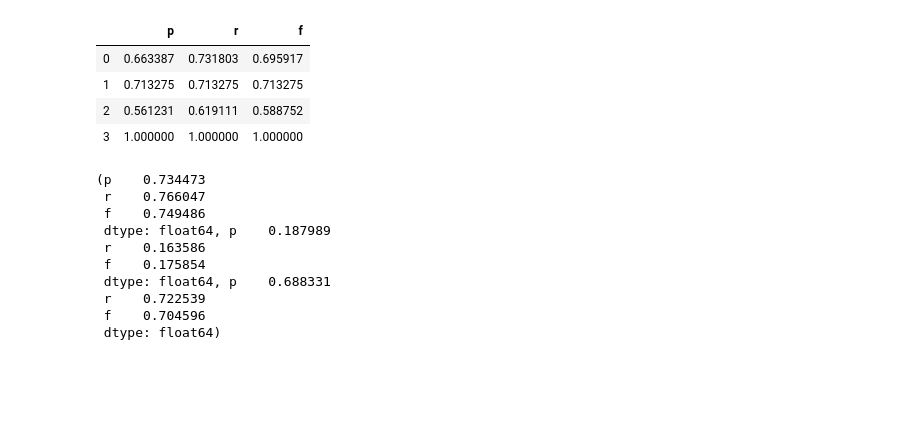
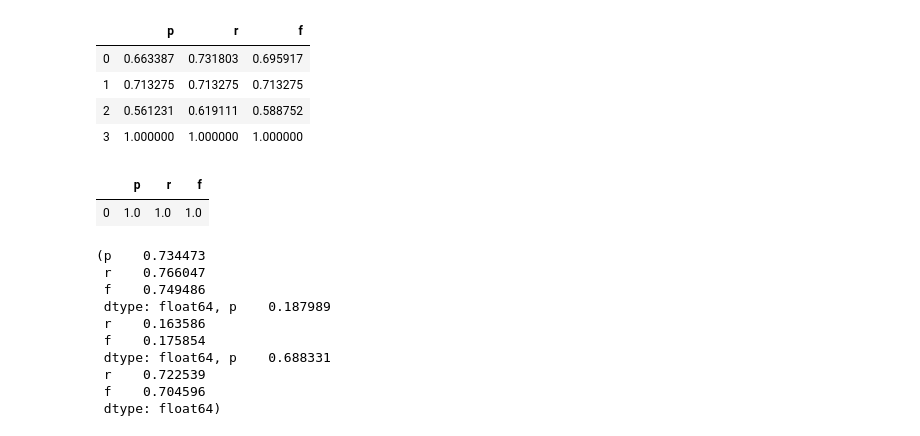
Before and after one commit to ncoop57/sme_qa, a Jupyter notebook: main/nbs/eval/evaluation.ipynb, the cells around one changed output. Saved outputs shown, nothing was run; the diff lists cells and outputs as text; code cells hidden in the pictures; blank space fills up the shorter version.

Commit message:
Add wrapper for cmt and so gen tasks eval

```diff
--- a/main/nbs/eval/evaluation.ipynb
+++ b/main/nbs/eval/evaluation.ipynb
@@ -59,6 +73,16 @@ hypotheses = [hypothesis1, hypothesis2]
 bad_reference = ['this is a cat']
 bad_sentence = 'non matching hypothesis'
 near_hypotheses = ['Here is cat','This is a dog', 'This is a dog.', 'this is a cat']
+# %%
+# comments
+comment_ref = ['''/**
+* This is a cat
+* @param cat is a cat
+*/''']
+comment_gen = '''/**
+* This is a cat
+* @param cat is a cat
+*/'''
 # %% [markdown]
 ## Bleu Score
 # %%
@@ -209,6 +308,12 @@ score
 | 1 | 0.713275 | 0.713275 | 0.713275 |
 | 2 | 0.561231 | 0.619111 | 0.588752 |
 | 3 | 1.000000 | 1.000000 | 1.000000 |
+# %%
+score = eval_rougeL(comment_ref, comment_gen)
+score
+# %% [output]
+|  | p | r | f |
+| 0 | 1.0 | 1.0 | 1.0 |
 # %%
 score.mean(axis=0), score.std(axis=0), score.median(axis=0)
 # %% [output]
```
Also changed, not shown: parts of 11 cells of this notebook, 4 other files.
